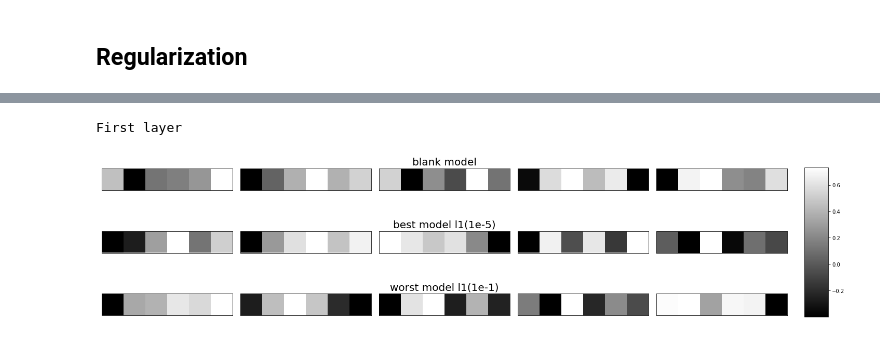
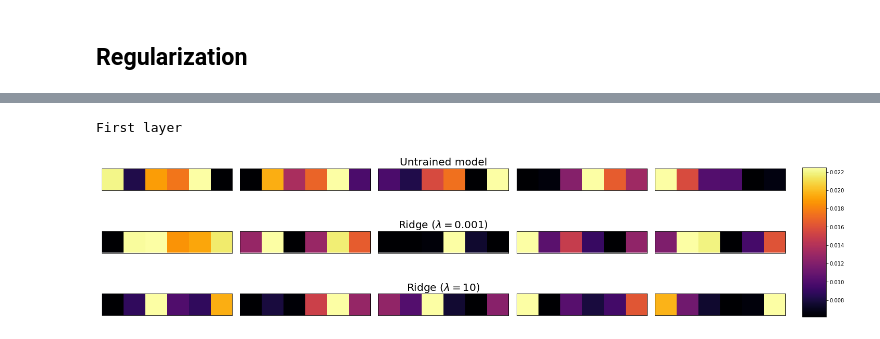
Before and after one commit to giuliacampesan/UniversityAssignments, a Jupyter notebook: 03_week/LoCPdown_Exercise3.ipynb, the cells around one changed output, grey strips where cells are left out. Drawn from its saved outputs; the diff is of its cells as text; code cells hidden in the pictures.

```diff
--- a/03_week/LoCPdown_Exercise3.ipynb
+++ b/03_week/LoCPdown_Exercise3.ipynb
@@ -1037,94 +1067,38 @@ Here we report a summary of the performances of all the methods we used. Conside
 # %%
-best_loss = regularizers.l1_l2(1e-5)
-worst_loss = regularizers.l1(0.01)
+best_loss = regularizers.l2(1e-5)
+worst_loss = regularizers.l1_l2(0.01)
+cmap = 'inferno'
 
 blank_model = get_model(best_loss)
-best_after = tensorflow.keras.models.load_model('MODEL/model_reg_l1(0.00001).h5')
-worst_after = tensorflow.keras.models.load_model('MODEL/model_reg_l1(0.01).h5')
+big_model = tensorflow.keras.models.load_model('MODEL/model_reg_l2(10).h5')
+small_model = tensorflow.keras.models.load_model('MODEL/model_reg_l2(0.001).h5')
 
 print('First layer')
 
 blank_filters, blank_biases = blank_model.layers[0].get_weights()
-best_filters, best_biases = best_after.layers[0].get_weights()
-worst_filters, worst_biases = worst_after.layers[0].get_weights()
+small_filters, small_biases = big_model.layers[0].get_weights()
+big_filters, big_biases = small_model.layers[0].get_weights()
 n_filters, ix = len(blank_filters[0][0]), 1
 fig, ax = plt.subplots(3, n_filters, sharey = True, figsize = (20,5), constrained_layout=True)
 
 for i in range(n_filters):
     # get the filter
-    f = np.array(blank_filters[:,:,i]).T
-    bf = np.array(best_filters[:,:,i]).T
-    wf = np.array(worst_filters[:,:,i]).T
+    f = abs(np.array(blank_filters[:,:,i]).T)
+    sf = abs(np.array(small_filters[:,:,i]).T)
+    bf = abs(np.array(big_filters[:,:,i]).T)
     # plot each channel separately
     for j in range(3):
         ax[j][i].set_xticks([])
         ax[j][i].set_yticks([])
-    a0 = ax[0][i].imshow(f, cmap='gray')
-    a1 = ax[1][i].imshow(bf, cmap='gray')
-    a2 = ax[2][i].imshow(wf, cmap='gray')
+    a0 = ax[0][i].imshow(f, cmap=cmap)
+    a1 = ax[1][i].imshow(sf, cmap=cmap)
+    a2 = ax[2][i].imshow(bf, cmap=cmap)
 
-ax[0][2].set_title('blank model', fontsize=20)
-ax[1][2].set_title('best model l1(1e-5)', fontsize=20)
-ax[2][2].set_title('worst model l1(1e-1)', fontsize=20)
+ax[0][2].set_title('Untrained model', fontsize=20)
+ax[1][2].set_title('Ridge ($\lambda = 0.001$)', fontsize=20)
+ax[2][2].set_title('Ridge ($\lambda = 10$)', fontsize=20)
 fig.colorbar(a1, orientation='vertical', ax=ax[:, 4], shrink = 0.8)
 plt.show()
-
-print('*' * 113)
-print('Second layer')
-
-blank_filters, blank_biases = blank_model.layers[2].get_weights()
-best_filters, best_biases = best_after.layers[2].get_weights()
-worst_filters, worst_biases = worst_after.layers[2].get_weights()
-n_filters, ix = len(blank_filters[0][0]), 1
-fig, ax = plt.subplots(3, n_filters, sharey = True, figsize = (20,10), constrained_layout=True)
-
-for i in range(n_filters):
-    # get the filter
-    f = np.array(blank_filters[:,:,i]).T
-    bf = np.array(best_filters[:,:,i]).T
-    wf = np.array(worst_filters[:,:,i]).T
-    # plot each channel separately
-    for j in range(3):
-        ax[j][i].set_xticks([])
-        ax[j][i].set_yticks([])
-    a0 = ax[0][i].imshow(f, cmap='gray')
-    a1 = ax[1][i].imshow(bf, cmap='gray')
-    a2 = ax[2][i].imshow(wf, cmap='gray')
-
-ax[0][2].set_title('blank model', fontsize=20)
-ax[1][2].set_title('best model l1(1e-5)', fontsize=20)
-ax[2][2].set_title('worst model l1(1e-1)', fontsize=20)
-fig.colorbar(a1, orientation='vertical', ax=ax[:, 4], shrink = 1)
-plt.show()
-
-
-print('*' * 113)
-print('Third layer')
-
-blank_filters, blank_biases = blank_model.layers[3].get_weights()
-best_filters, best_biases = best_after.layers[3].get_weights()
-worst_filters, worst_biases = worst_after.layers[3].get_weights()
-n_filters, ix = len(blank_filters[0][0]), 1
-fig, ax = plt.subplots(3, n_filters, sharey = True, figsize = (20,10), constrained_layout=True)
-
-for i in range(n_filters):
-    # get the filter
-    f = np.array(blank_filters[:,:,i]).T
-    bf = np.array(best_filters[:,:,i]).T
-    wf = np.array(worst_filters[:,:,i]).T
-    # plot each channel separately
-    for j in range(3):
-        ax[j][i].set_xticks([])
-        ax[j][i].set_yticks([])
-    a0 = ax[0][i].imshow(f, cmap='gray')
-    a1 = ax[1][i].imshow(bf, cmap='gray')
-    a2 = ax[2][i].imshow(wf, cmap='gray')
-
-ax[0][2].set_title('blank model', fontsize=20)
-ax[1][2].set_title('best model l1(1e-5)', fontsize=20)
-ax[2][2].set_title('worst model l1(1e-1)', fontsize=20)
-fig.colorbar(a1, orientation='vertical', ax=ax[:, 4], shrink = 1)
-plt.show()
 # %% [output]
 First layer
-[figure, old version]
+[figure, new version]
```
Also changed, not shown: parts of 38 cells of this notebook.
